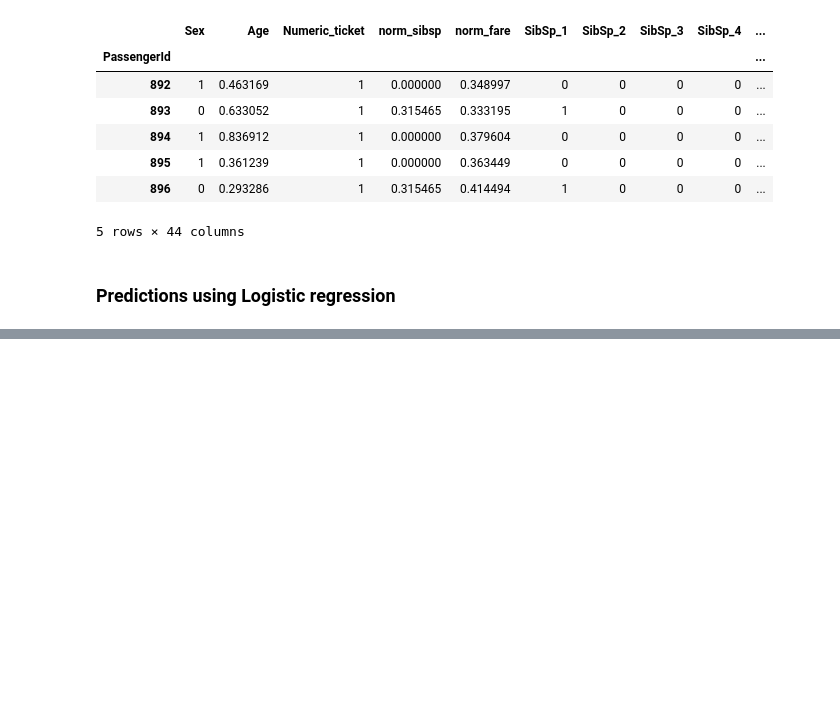
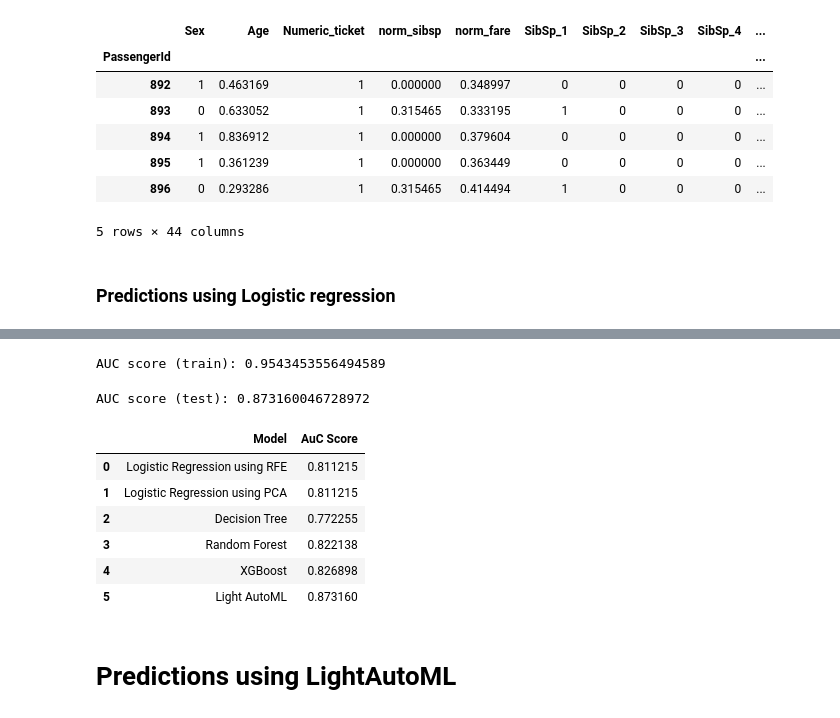
Before and after one commit to harnoor96/DS-and-ML, a Jupyter notebook: Titanic Disaster Survivor Prediction/titanic-survival-prediction.ipynb, the cells around one changed output, grey strips where cells are left out. Saved outputs shown, nothing was run; the diff lists cells and outputs as text; code cells hidden in the pictures; blank space fills up the shorter version.

```diff
--- a/Titanic Disaster Survivor Prediction/titanic-survival-prediction.ipynb
+++ b/Titanic Disaster Survivor Prediction/titanic-survival-prediction.ipynb
@@ -967,0 +972,4 @@ test_dataset['Survived'].to_csv('Logistic_RFE.csv')
+# %%
+automl = TabularAutoML(task = Task('binary', metric = lambda y_true, y_pred: roc_auc_score(y_true, y_pred)))
+oof_pred = automl.fit_predict(df_train, roles = { 'target': 'Survived', 'drop': [] })
+test_pred = automl.predict(df_test)
@@ -967,0 +994,26 @@ test_dataset['Survived'].to_csv('Logistic_RFE.csv')
+# %%
+# check area under curve
+train_pred = automl.predict(df_train)
+print("AUC score (train):", roc_auc_score(df_train['Survived'], train_pred.data[:, 0]))
+# %% [output]
+AUC score (train): 0.9543453556494589
+# %%
+# check area under curve
+print("AUC score (test):", roc_auc_score(df_test['Survived'], test_pred.data[:, 0]))
+# %% [output]
+AUC score (test): 0.873160046728972
+# %%
+model_results = model_results.append({
+    result_column_names[0]: 'Light AutoML',
+    result_column_names[1]: roc_auc_score(df_test['Survived'], test_pred.data[:, 0]) }, ignore_index = True)
+model_results
+# %% [output]
+|  | Model | AuC Score |
+| 0 | Logistic Regression using RFE | 0.811215 |
+| 1 | Logistic Regression using PCA | 0.811215 |
+| 2 | Decision Tree | 0.772255 |
+| 3 | Random Forest | 0.822138 |
+| 4 | XGBoost | 0.826898 |
+| 5 | Light AutoML | 0.873160 |
+# %% [markdown]
+# Predictions using LightAutoML
```
Also changed, not shown: parts of 23 cells of this notebook, 3 other files.
